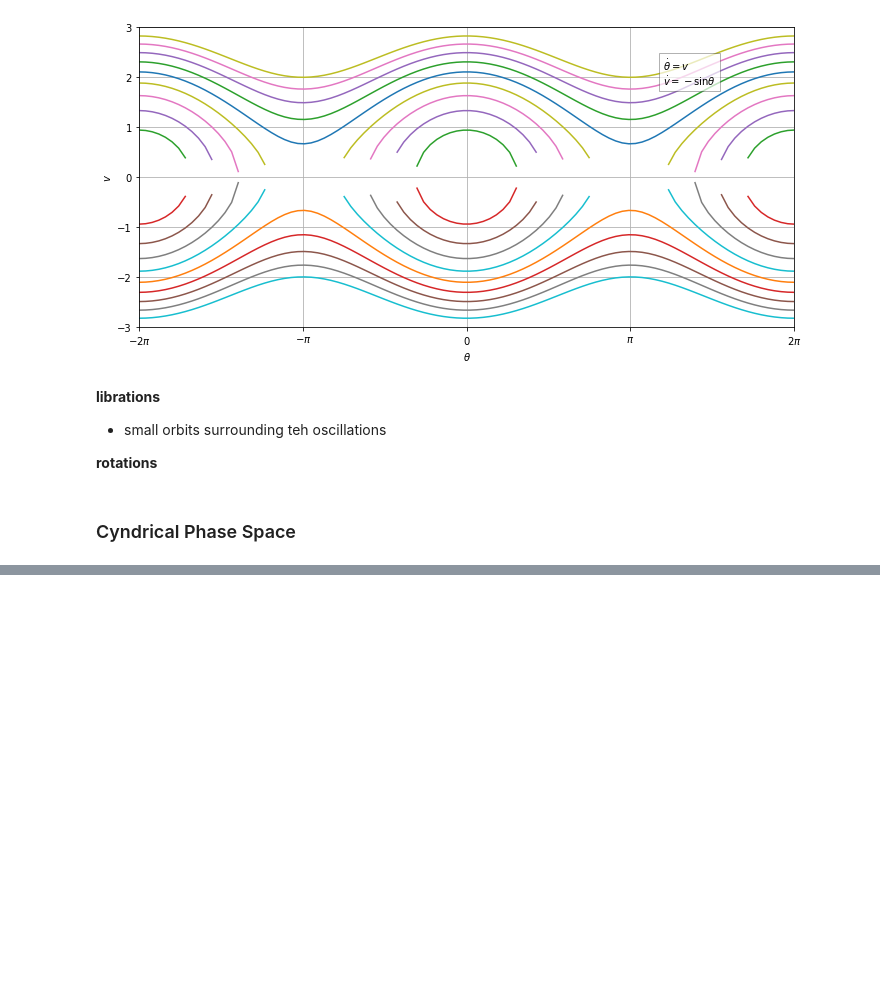
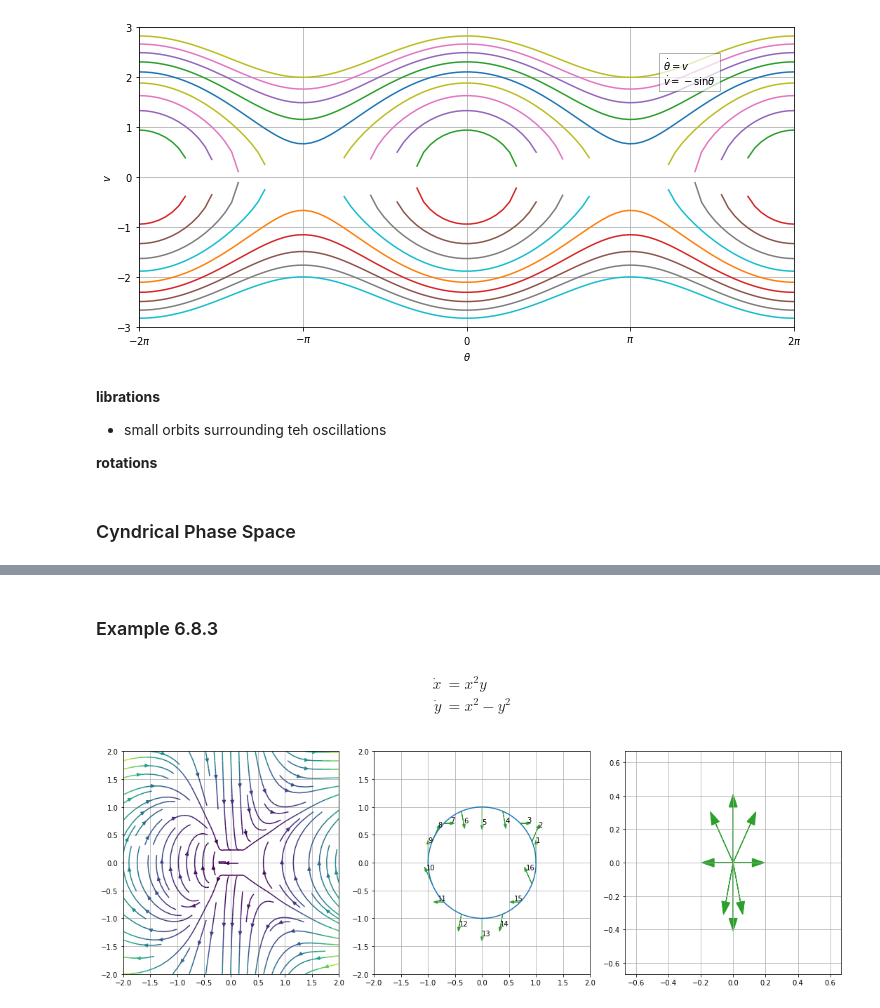
Before and after one commit to shumez/NLDC, a Jupyter notebook: c06/note.ipynb, the cells around one changed output, grey strips where cells are left out. Drawn from its saved outputs; the diff is of its cells as text; code cells hidden in the pictures; blank space fills up the shorter version.

```diff
--- a/c06/note.ipynb
+++ b/c06/note.ipynb
@@ -1653,3 +1805,83 @@ plt.show()
+# %% [markdown]
+### Example 6.8.3
+# %% [markdown]
+$$\begin{align*}
+\dot{x} &= x^2 y \\
+\dot{y} &= x^2 - y^2
+\end{align*}$$
+# %%
+pi = np.pi
+
+def x_dot(x, y):
+    return x**2 * y
+
+def y_dot(x, y):
+    return x**2 - y**2
+
+def speed(x, y):
+    return np.sqrt(x_dot(x, y)**2 + y_dot(x, y)**2)
+
+xmin, xmax, ymin, ymax = -2, 2, -2, 2
+x, y = np.linspace(xmin, xmax, 10), np.linspace(ymin, ymax, 10)
+x, y = np.meshgrid(x, y)
+
+fig, (ax0, ax1, ax2) = plt.subplots(ncols=3, figsize=(15, 5))
+
+phi = np.linspace(0, pi*2, 100)
+ax1.plot(np.cos(phi), np.sin(phi))
+
+phis = np.arange(0, pi*2, pi/8)
+idx = 1
+for phi in phis:
+    ax1.arrow(np.cos(phi), np.sin(phi),
+              x_dot(np.cos(phi), np.sin(phi))/3,
+              y_dot(np.cos(phi), np.sin(phi))/3,
+              head_width=0.05, color=c[2])#,
+              #color=speed(np.cos(phi), np.sin(phi)), cmap='viridis')
+    ax1.text(np.cos(phi) + x_dot(np.cos(phi), np.sin(phi))/3,
+             np.sin(phi) + y_dot(np.cos(phi), np.sin(phi))/3,
+             ('%d' % idx), ha='left', va='bottom')
+    idx += 1
+
+ax1.grid(True)
+
+idx = 1
+for phi in phis:
+    ax2.arrow(0, 0,
+              x_dot(np.cos(phi), np.sin(phi))/3,
+              y_dot(np.cos(phi), np.sin(phi))/3,
+              head_width=0.05, color=c[2])#,
+              #color=speed(np.cos(phi), np.sin(phi)), cmap='viridis')
+#     ax2.text(x_dot(np.cos(phi), np.sin(phi))/3,
+#              y_dot(np.cos(phi), np.sin(phi))/3,
+#              ('%d' % idx), ha='left', va='bottom')
+    idx += 1
+
+ax2.grid(True)
+
+
+ax0.streamplot(x, y, x_dot(x, y), y_dot(x, y), color=speed(x, y), cmap='viridis')
+
+ax0.grid(True)
+
+ax0.set_xlim(xmin, xmax)
+ax0.set_ylim(ymin, ymax)
+ax1.set_xlim(xmin, xmax)
+ax1.set_ylim(ymin, ymax)
+ax2.set_xlim(xmin/3, xmax/3)
+ax2.set_ylim(ymin/3, ymax/3)
+
+plt.tight_layout()
+
+figname = '6_8_5'
+plt.savefig(('img/fig_%s.png' % figname), dpi=None, facecolor='w', edgecolor='w',
+            orientation='portrait', papertype=None, format='png',
+            transparent=False, bbox_inches=None, pad_inches=0.1,
+            frameon=None)
+
+plt.show()
+# %% [output]
+[figure, added]
 # %% [markdown]
 ---
 
```
Also changed, not shown: parts of 13 cells of this notebook, 2 other files.
